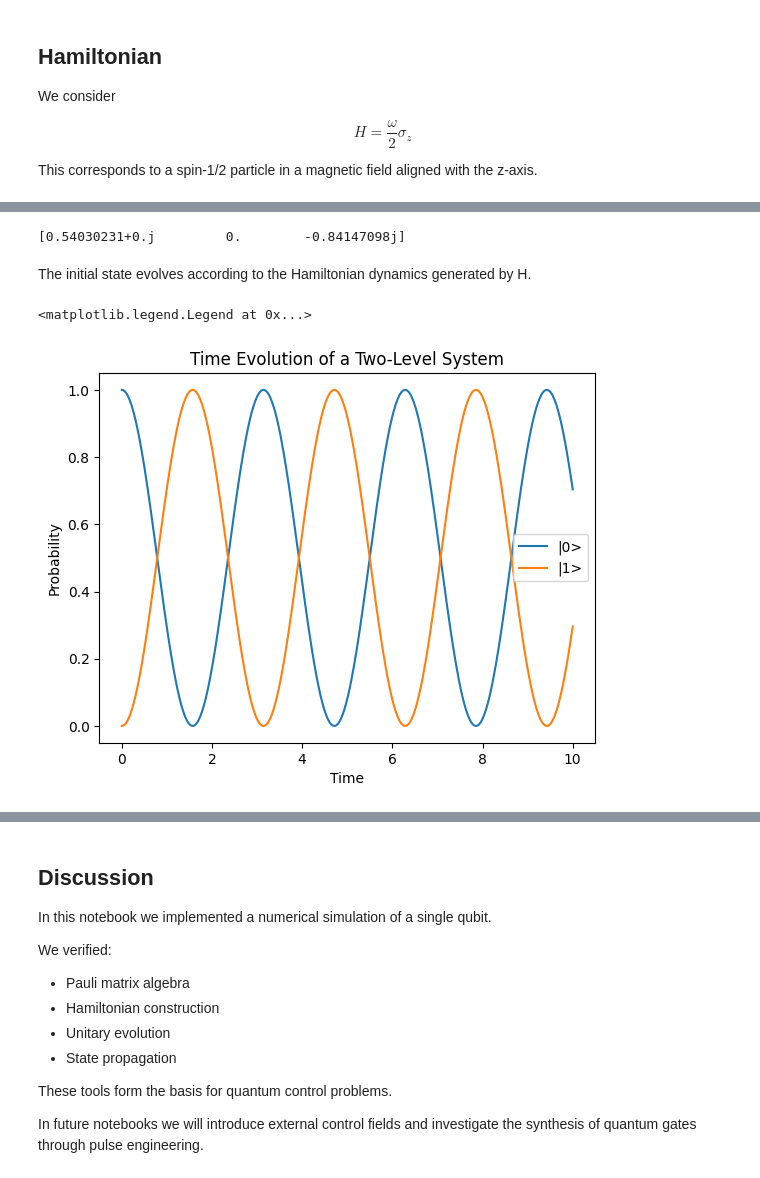
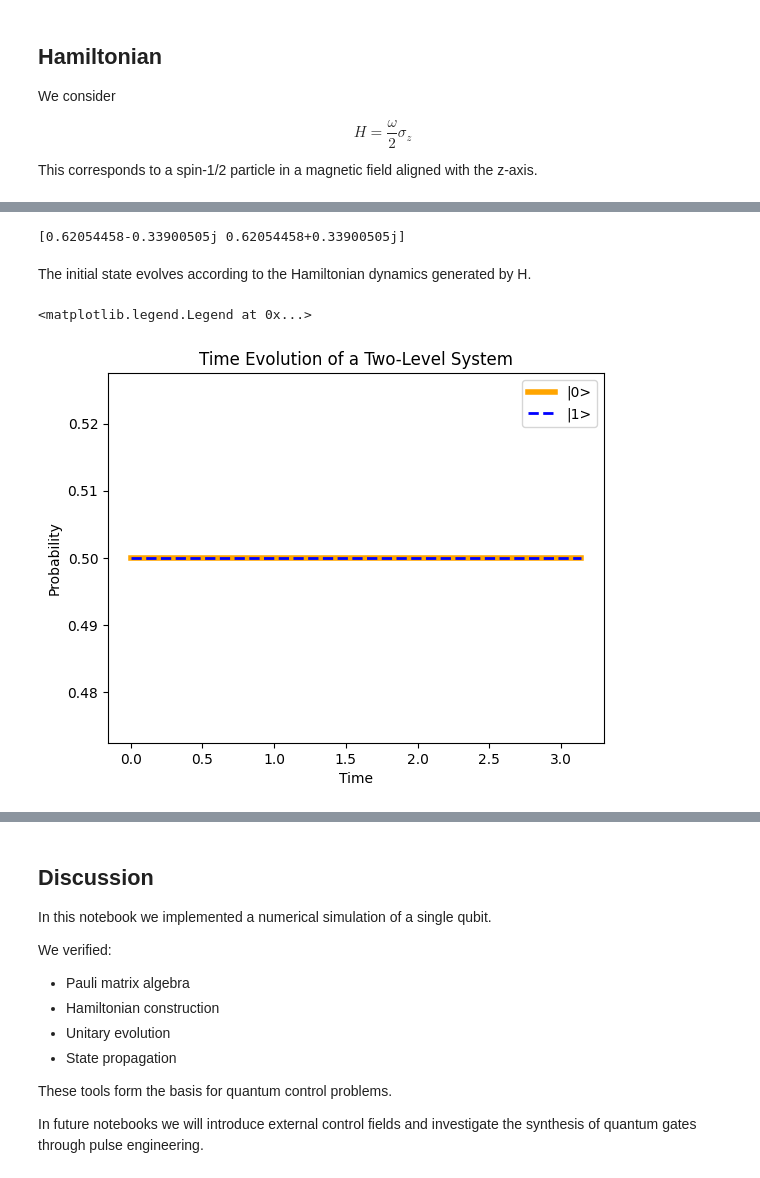
Before and after one commit to bogwee/qc-transmon, a Jupyter notebook: notebooks/01_two_level_system.ipynb, the cells around one changed output, grey strips where cells are left out. Drawn from its saved outputs; the diff is of its cells as text; code cells hidden in the pictures.

```diff
--- a/notebooks/01_two_level_system.ipynb
+++ b/notebooks/01_two_level_system.ipynb
@@ -123,5 +121,5 @@ Called this the propagator.
 # %%
-U = evolution_operator(H, time=1.0)
+U = propagator(H, t=1.0)
 
 print(U)
 # %% [output]
@@ -135,31 +141,41 @@ $$
 # %%
-psi_0 = np.array([1,0])
+psi_0 = np.array([
+    1/np.sqrt(2.0),
+    1/np.sqrt(2.0)
+], dtype=complex)
 
 psi_t = U @ psi_0
 
 print(psi_t)
 # %% [output]
-[0.54030231+0.j         0.        -0.84147098j]
+[0.62054458-0.33900505j 0.62054458+0.33900505j]
 # %% [markdown]
 The initial state evolves according to the Hamiltonian dynamics generated by H.
 # %%
-times = np.linspace(0,10,500)
+T = 2*np.pi / omega
+times = np.linspace(0, T/2, 500)
 
-prob0 = []
-prob1 = []
+x = []
+y = []
+z = []
+P0 = []
+P1 = []
 
 for t in times:
-    U = evolution_operator(H, time=t)
+    U = propagator(H, t)
     psi_t = U @ psi_0
-    prob0.append(np.abs(psi_t[0])**2)
-    prob1.append(np.abs(psi_t[1])**2)
+    P0.append(np.abs(psi_t[0])**2)
+    P1.append(np.abs(psi_t[1])**2)
+    x.append(np.real(psi_t.conj().T @ sigma_x @ psi_t))
+    y.append(np.real(psi_t.conj().T @ sigma_y @ psi_t))
+    z.append(np.real(psi_t.conj().T @ sigma_z @ psi_t))
-# %%
-plt.plot(times, prob0, label="|0>")
-plt.plot(times, prob1, label="|1>")
-plt.xlabel("Time")
-plt.ylabel("Probability")
-plt.title("Time Evolution of a Two-Level System")
-plt.legend()
-# %% [output]
-<matplotlib.legend.Legend at 0x...>
-[figure, removed]
+# %%
+plt.plot(times, P0, label="|0>", lw=4, color='orange')
+plt.plot(times, P1, label="|1>", linestyle='--', lw=2, color='blue')
+plt.xlabel("Time")
+plt.ylabel("Probability")
+plt.title("Time Evolution of a Two-Level System")
+plt.legend()
+# %% [output]
+<matplotlib.legend.Legend at 0x...>
+[figure, added]
```
Also changed, not shown: parts of 9 cells of this notebook, 3 other files.
